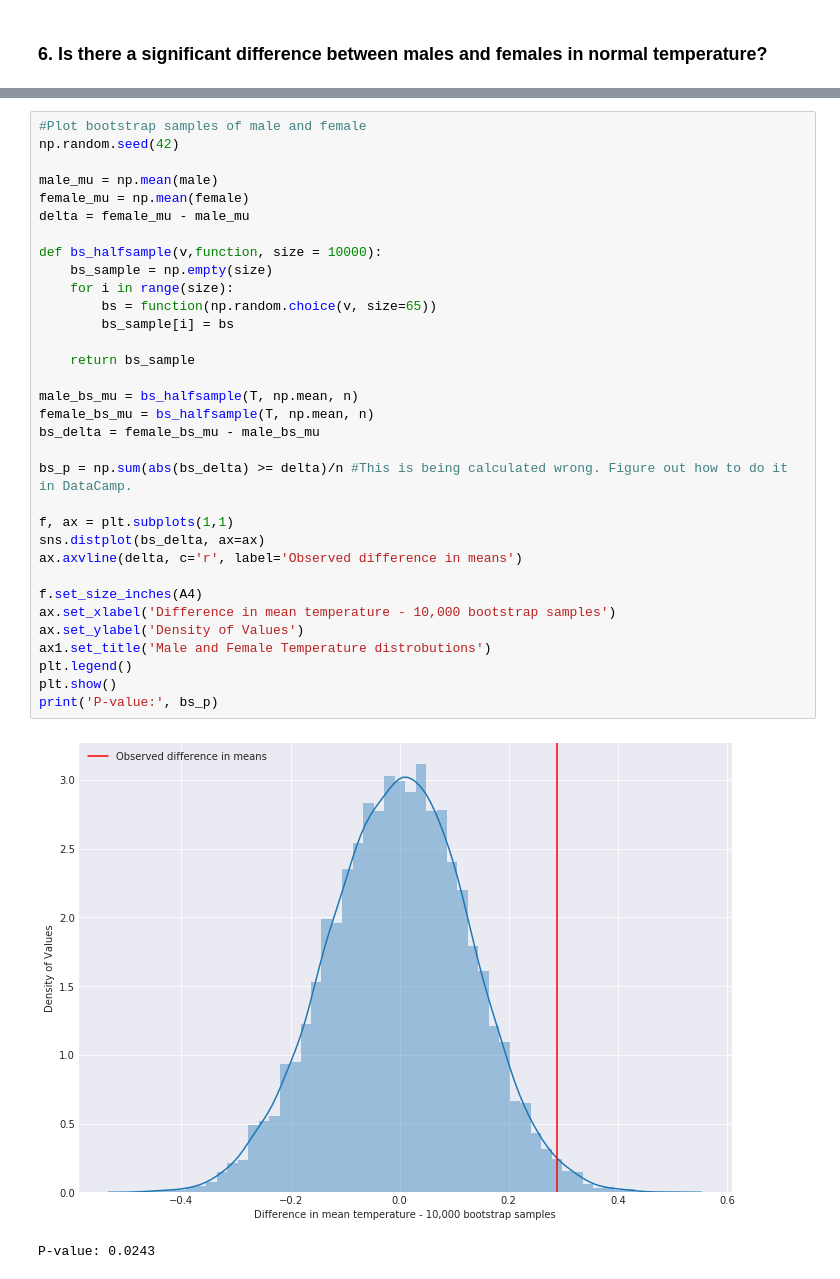
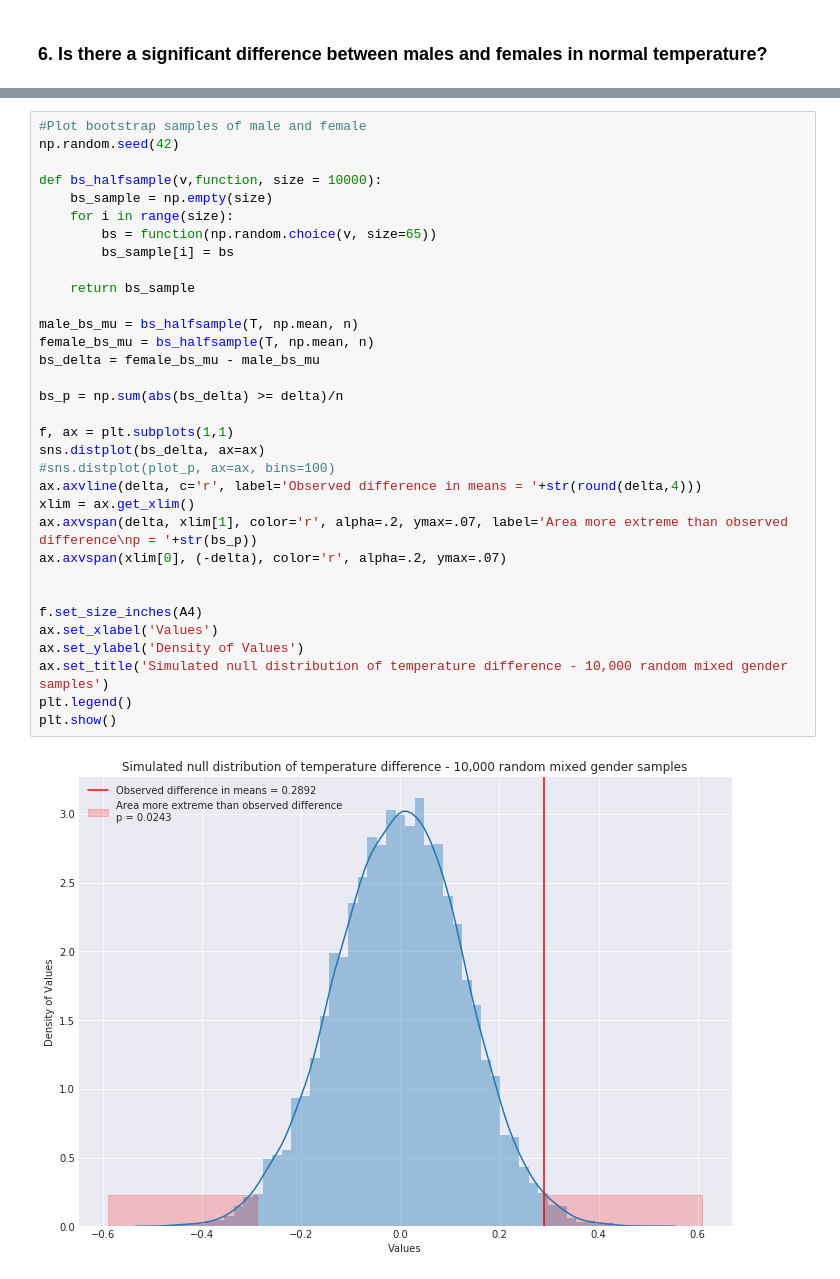
Before and after one commit to Nhorning/EDA_human_temperature, a Jupyter notebook: sliderule_dsi_inferential_statistics_exercise_1.ipynb, the cells around one changed output, grey strips where cells are left out. Drawn from its saved outputs; the diff is of its cells as text.

```diff
--- a/sliderule_dsi_inferential_statistics_exercise_1.ipynb
+++ b/sliderule_dsi_inferential_statistics_exercise_1.ipynb
@@ -445,36 +466,35 @@ Interestingly enough the double peak in the sample distribution doesn't appear t
 # %%
 #Plot bootstrap samples of male and female
 np.random.seed(42)
-
-male_mu = np.mean(male)
-female_mu = np.mean(female)
-delta = female_mu - male_mu
 
 def bs_halfsample(v,function, size = 10000):
     bs_sample = np.empty(size)
     for i in range(size):
         bs = function(np.random.choice(v, size=65))
         bs_sample[i] = bs
 
     return bs_sample
 
 male_bs_mu = bs_halfsample(T, np.mean, n)
 female_bs_mu = bs_halfsample(T, np.mean, n)
 bs_delta = female_bs_mu - male_bs_mu
 
-bs_p = np.sum(abs(bs_delta) >= delta)/n #This is being calculated wrong. Figure out how to do it in DataCamp.
+bs_p = np.sum(abs(bs_delta) >= delta)/n
 
 f, ax = plt.subplots(1,1)
 sns.distplot(bs_delta, ax=ax)
-ax.axvline(delta, c='r', label='Observed difference in means')
+#sns.distplot(plot_p, ax=ax, bins=100)
+ax.axvline(delta, c='r', label='Observed difference in means = '+str(round(delta,4)))
+xlim = ax.get_xlim()
+ax.axvspan(delta, xlim[1], color='r', alpha=.2, ymax=.07, label='Area more extreme than observed difference\np = '+str(bs_p))
+ax.axvspan(xlim[0], (-delta), color='r', alpha=.2, ymax=.07)
+
 
 f.set_size_inches(A4)
-ax.set_xlabel('Difference in mean temperature - 10,000 bootstrap samples')
+ax.set_xlabel('Values')
 ax.set_ylabel('Density of Values')
-ax1.set_title('Male and Female Temperature distrobutions')
+ax.set_title('Simulated null distribution of temperature difference - 10,000 random mixed gender samples')
 plt.legend()
 plt.show()
-print('P-value:', bs_p)
 # %% [output]
-[figure, old version]
+[figure, new version]
-P-value: 0.0243
```
Also changed, not shown: parts of 13 cells of this notebook.
